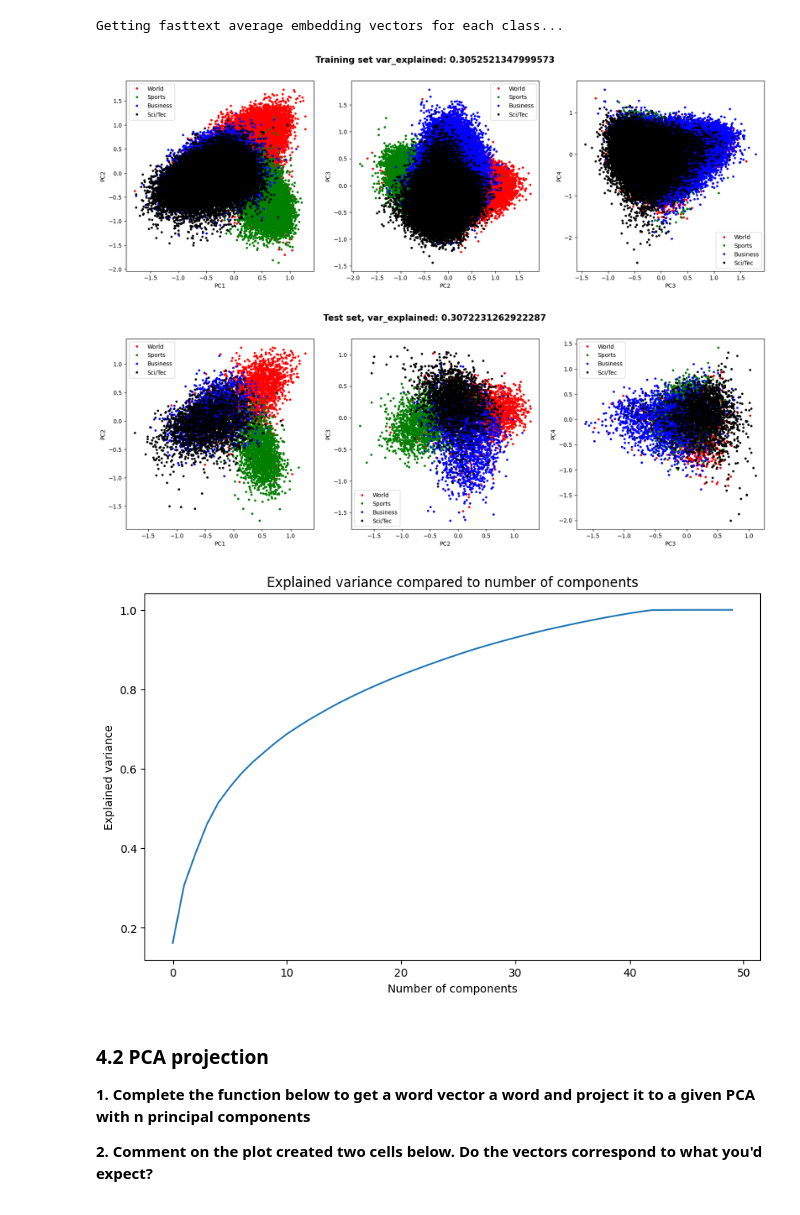
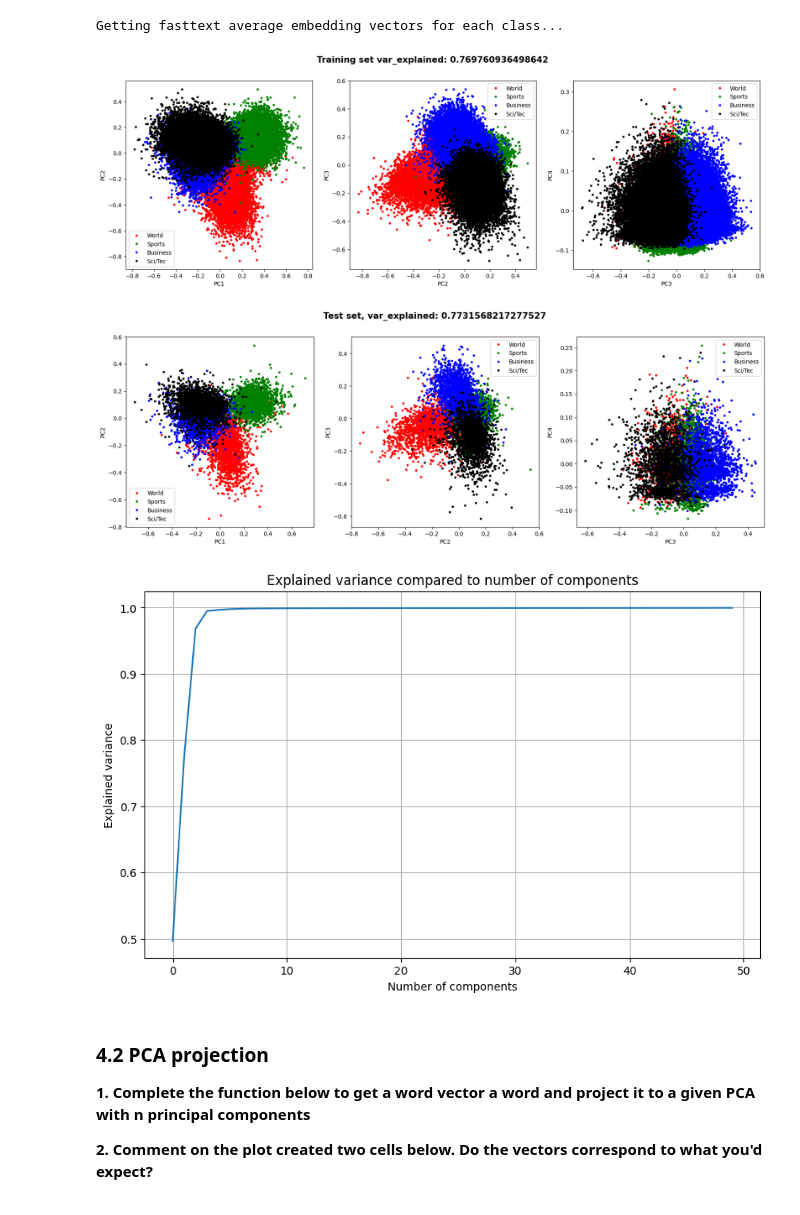
Before and after one commit to Warlour/02462-Project-3, a Jupyter notebook: assignment_3.ipynb, the cells around one changed output. Cells and saved outputs as stored; diff of their text form; code cells hidden in the pictures.

```diff
--- a/assignment_3.ipynb
+++ b/assignment_3.ipynb
@@ -705,9 +696,10 @@ This means that Fasttext will not represent high-level relationships like $\text
 
 $\dots$
 # %%
-current_model = glove
+# current_model = glove
 # current_model_name = fasttext_char_model
-# current_model = fasttext_word_model
+current_model = fasttext_word_model
+# current_model = fasttext_char_model
 # %%
 feats_train = []
 feats_test = []
@@ -778,36 +770,37 @@ def plot_pca(n_components, feats_train, feats_test, train_labels, test_labels, l
         plt.ylabel('PC2')
 
         plt.subplot(1, 3, 2)
         for i in range(4):
             plt.plot(transformed_vector[label==i, 1], transformed_vector[label==i, 2], '.', color=colors[i], label=label_names[i])
         plt.legend()
         plt.xlabel('PC2')
         plt.ylabel('PC3')
 
         plt.subplot(1, 3, 3)
         for i in range(4):
             plt.plot(transformed_vector[label==i, 2], transformed_vector[label==i, 3], '.', color=colors[i], label=label_names[i])
         plt.legend()
         plt.xlabel('PC3')
         plt.ylabel('PC4')
         plt.suptitle(title, fontweight='bold', fontsize=15)
 
     # Plot explained variance
     plt.figure(figsize=(10, 6))
     plt.plot(list(range(n_components)),np.cumsum(pca.explained_variance_ratio_))
     plt.title("Explained variance compared to number of components")
     plt.xlabel("Number of components")
     plt.ylabel("Explained variance")
+    plt.grid()
     plt.show()
 
     return pca
 
 n_components = 50
 pca_word_vec = plot_pca(n_components, feats_train, feats_test, train_labels, test_labels, ag_news_labels)
 # %% [output]
-[figure, old version]
+[figure, new version]
-[figure, old version]
+[figure, new version]
-[figure, old version]
+[figure, new version]
 # %% [markdown]
 ### 4.2 PCA projection
 
```
Also changed, not shown: parts of 5 cells of this notebook.
